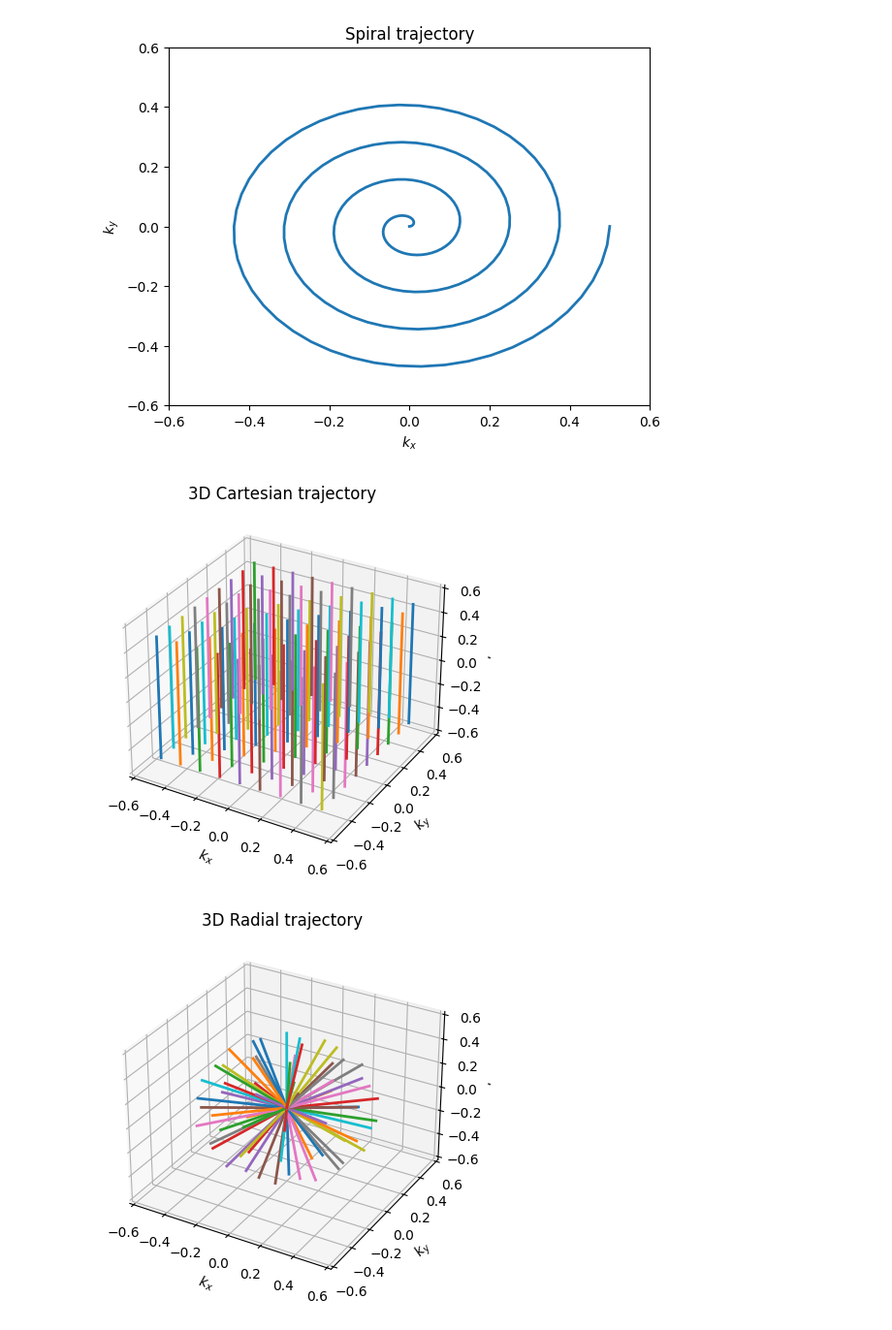
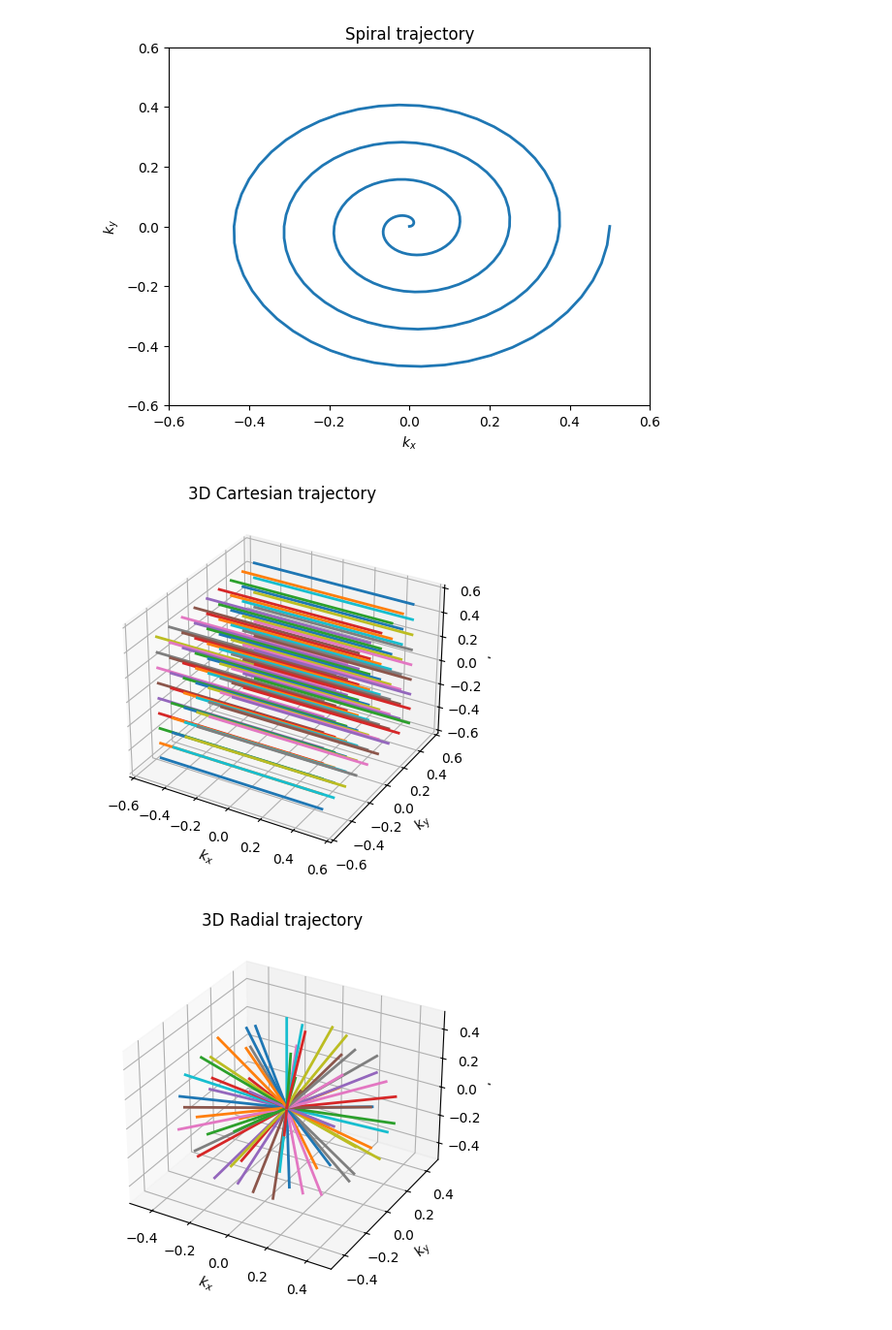
Before and after one commit to LarsonLab/MRI-education-resources, a Jupyter notebook: Notebooks/K-space.ipynb, the cells around one changed output. Shown at 97% size. Saved outputs shown, nothing was run; the diff lists cells and outputs as text; code cells hidden in the pictures.

```diff
--- a/Notebooks/K-space.ipynb
+++ b/Notebooks/K-space.ipynb
@@ -180,44 +180,44 @@ ax = fig.add_subplot(111, projection='3d')
 # Plot all points in the 3D Cartesian k-space grid
 for i in range(kx.shape[0]):
     for j in range(kx.shape[1]):
-        ax.plot(kx[i,j,:], ky[i,j,:], kz[i,j,:], linewidth=2)
+        ax.plot(kz[i,j,:], ky[i,j,:], kx[i,j,:], linewidth=2)
 ax.set_xlim([-.6, .6])
 ax.set_ylim([-.6, .6])
 ax.set_zlim([-.6, .6])
 ax.set_xlabel('$k_x$')
 ax.set_ylabel('$k_y$')
 ax.set_zlabel('$k_z$')
 ax.set_title('3D Cartesian trajectory')
 
 # Radial
 N_radial = N**2
 n = np.arange(1, N_radial+1)
 kz_r = (2*n - N_radial - 1) / N_radial
 phi = np.sqrt(N_radial * np.pi) * np.arcsin(kz_r)
 kx_r = np.cos(phi) * np.sqrt(1 - kz_r**2)
 ky_r = np.sin(phi) * np.sqrt(1 - kz_r**2)
 
 kx_r = kx_r/2
 ky_r = ky_r/2
 kz_r = kz_r/2
 
 fig = plt.figure()
 ax = fig.add_subplot(111, projection='3d')
 for i in range(N_radial):
     # Plot radial lines from the origin to each point
     ax.plot([0, kx_r[i]], [0, ky_r[i]], [0, kz_r[i]], linewidth=2)
-ax.set_xlim([-.6, .6])
-ax.set_ylim([-.6, .6])
-ax.set_zlim([-.6, .6])
+ax.set_xlim([-.5, .5])
+ax.set_ylim([-.5, .5])
+ax.set_zlim([-.5, .5])
 ax.set_xlabel('$k_x$')
 ax.set_ylabel('$k_y$')
 ax.set_zlabel('$k_z$')
 ax.set_title('3D Radial trajectory')
 
 plt.show()
 # %% [output]
-[figure, old version]
+[figure, new version]
-[figure, old version]
+[figure, new version]
 # %% [markdown]
 These movies illustrate the phase accumulation during non-Cartesian trajectories
 
```
Also changed, not shown: parts of 1 cell of this notebook.
